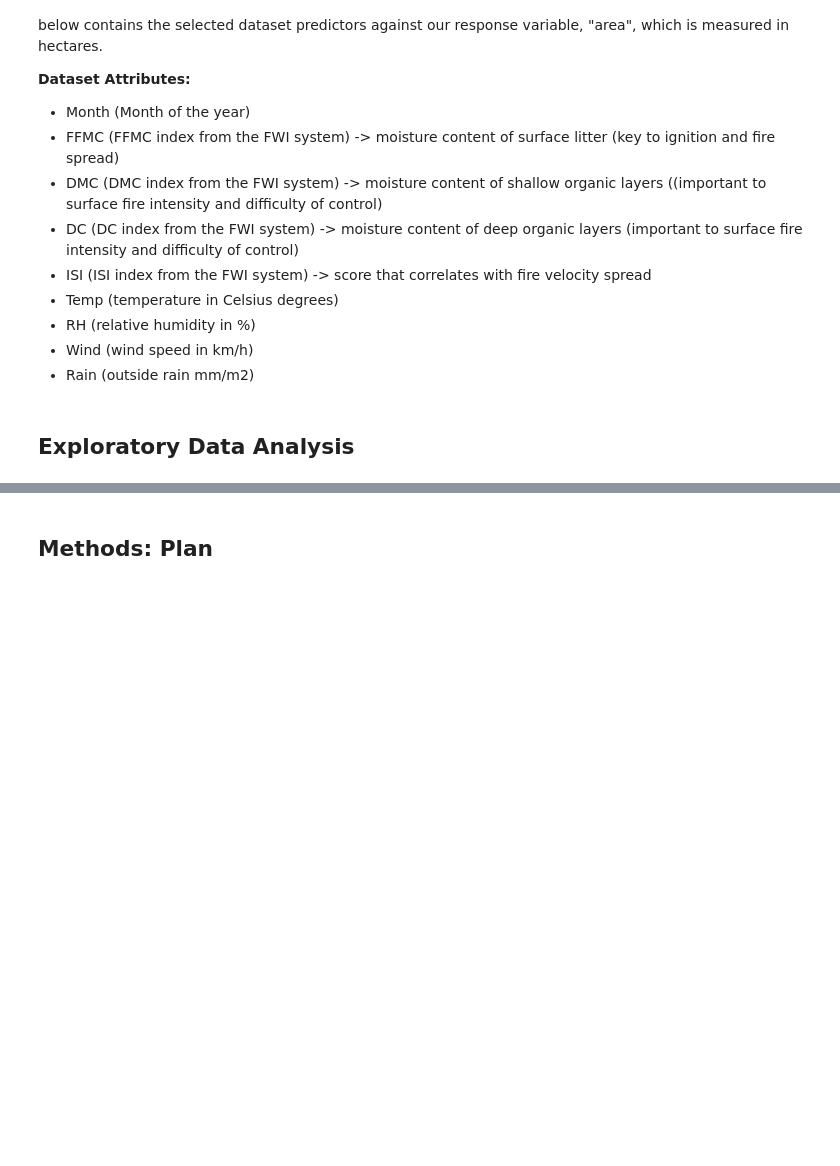
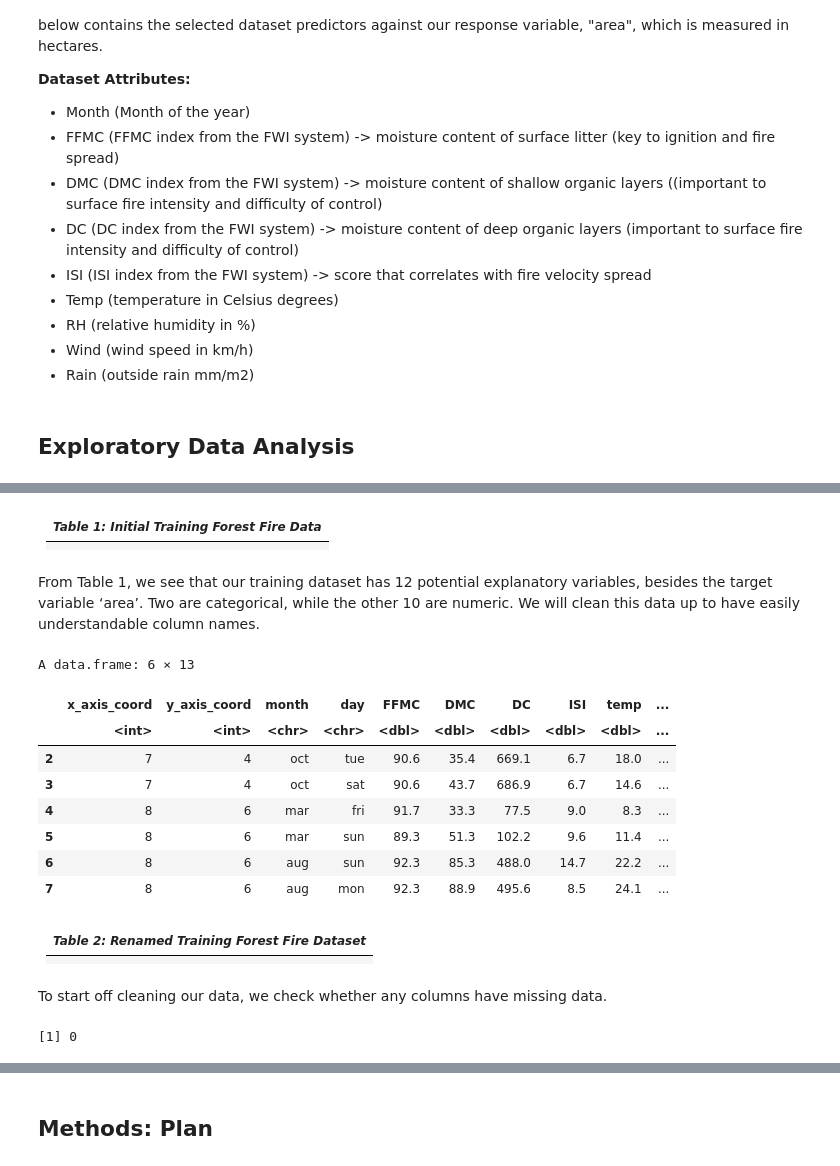
Before and after one commit to jjadeb/Stat_301_Project, a Jupyter notebook: stat-301-project/Proposal.ipynb, the cells around one changed output, grey strips where cells are left out. Saved outputs shown, nothing was run; the diff lists cells and outputs as text; code cells hidden in the pictures; blank space fills up the shorter version.

```diff
--- a/stat-301-project/Proposal.ipynb
+++ b/stat-301-project/Proposal.ipynb
@@ -21,0 +76,45 @@ The data consists of a collection of 517 records, each corresponding to a fire t
+# %% [markdown]
+| _Table 1: Initial Training Forest Fire Data_ |
+| ------------------------ |
+||
+# %% [markdown]
+From Table 1, we see that our training dataset has 12 potential explanatory variables, besides the target variable ‘area’. Two are categorical, while the other 10 are numeric. We will clean this data up to have easily understandable column names.
+# %%
+# Make human friendly columns
+forest_train_data <- forest_train_data %>%
+    rename(
+    x_axis_coord = X,
+    y_axis_coord = Y,
+    relative_humidity = RH,
+    area_burned = area)
+
+forest_test_data <- forest_test_data %>%
+    rename(
+    x_axis_coord = X,
+    y_axis_coord = Y,
+    relative_humidity = RH,
+    area_burned = area)
+
+head(forest_train_data)
+# %% [output]
+A data.frame: 6 × 13
+|  | x_axis_coord | y_axis_coord | month | day | FFMC | DMC | DC | ISI | temp | ... |
+|  | <int> | <int> | <chr> | <chr> | <dbl> | <dbl> | <dbl> | <dbl> | <dbl> | ... |
+| 2 | 7 | 4 | oct | tue | 90.6 | 35.4 | 669.1 | 6.7 | 18.0 | ... |
+| 3 | 7 | 4 | oct | sat | 90.6 | 43.7 | 686.9 | 6.7 | 14.6 | ... |
+| 4 | 8 | 6 | mar | fri | 91.7 | 33.3 | 77.5 | 9.0 | 8.3 | ... |
+| 5 | 8 | 6 | mar | sun | 89.3 | 51.3 | 102.2 | 9.6 | 11.4 | ... |
+| 6 | 8 | 6 | aug | sun | 92.3 | 85.3 | 488.0 | 14.7 | 22.2 | ... |
+| 7 | 8 | 6 | aug | mon | 92.3 | 88.9 | 495.6 | 8.5 | 24.1 | ... |
+# %% [markdown]
+| _Table 2: Renamed Training Forest Fire Dataset_|
+| ------------------------ |
+||
+# %% [markdown]
+To start off cleaning our data, we check whether any columns have missing data.
+# %%
+#Check for missing data
+num_missing_cells <- sum(is.na(forest_fire_data))
+num_missing_cells
+# %% [output]
+[1] 0
```
Also changed, not shown: parts of 18 cells of this notebook.
